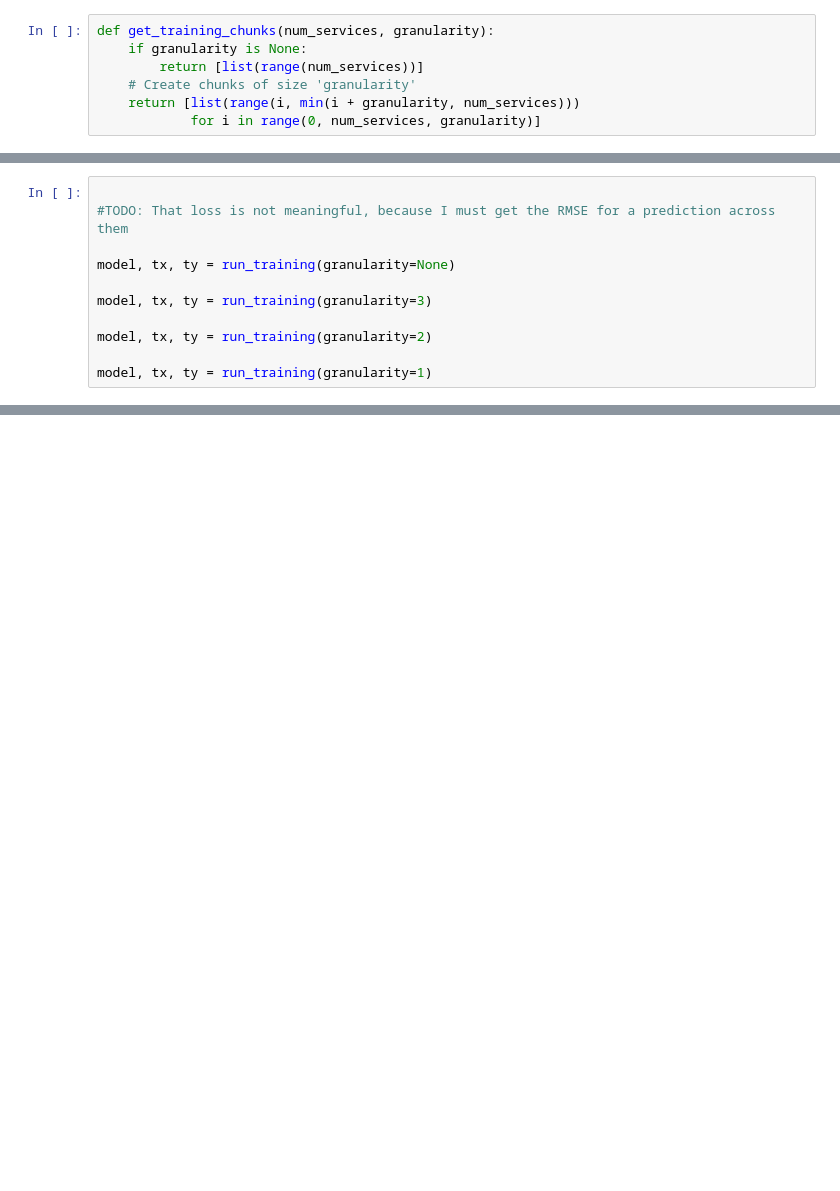
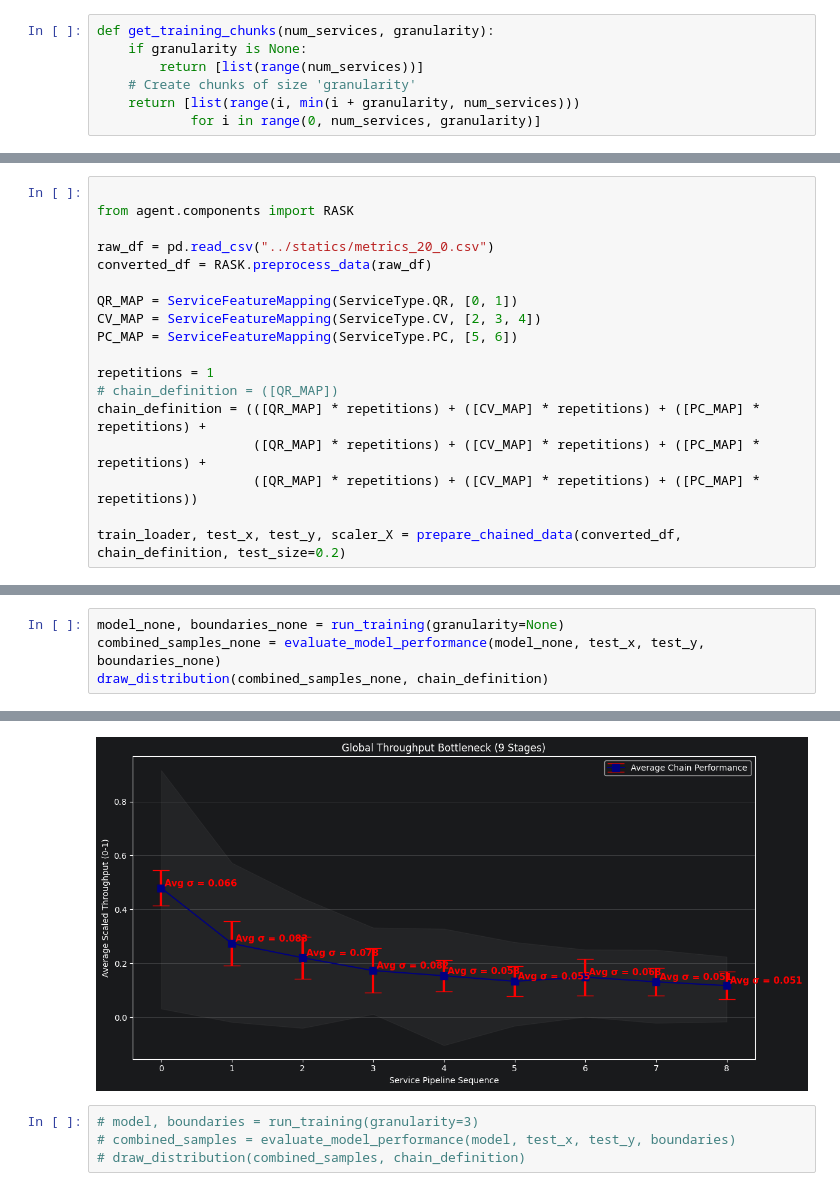
Before and after one commit to borissedlak/composable-autonomous-offerings, a Jupyter notebook: notebooks/create_deepGP_chunk_training.ipynb, the cells around one changed output, grey strips where cells are left out. Saved outputs shown, nothing was run; the diff lists cells and outputs as text; blank space fills up the shorter version.

```diff
--- a/notebooks/create_deepGP_chunk_training.ipynb
+++ b/notebooks/create_deepGP_chunk_training.ipynb
@@ -125,0 +58,18 @@ def run_training(granularity: Optional[int] = None):
+# %%
+
+from agent.components import RASK
+
+raw_df = pd.read_csv("../statics/metrics_20_0.csv")
+converted_df = RASK.preprocess_data(raw_df)
+
+QR_MAP = ServiceFeatureMapping(ServiceType.QR, [0, 1])
+CV_MAP = ServiceFeatureMapping(ServiceType.CV, [2, 3, 4])
+PC_MAP = ServiceFeatureMapping(ServiceType.PC, [5, 6])
+
+repetitions = 1
+# chain_definition = ([QR_MAP])
+chain_definition = (([QR_MAP] * repetitions) + ([CV_MAP] * repetitions) + ([PC_MAP] * repetitions) +
+                    ([QR_MAP] * repetitions) + ([CV_MAP] * repetitions) + ([PC_MAP] * repetitions) +
+                    ([QR_MAP] * repetitions) + ([CV_MAP] * repetitions) + ([PC_MAP] * repetitions))
+
+train_loader, test_x, test_y, scaler_X = prepare_chained_data(converted_df, chain_definition, test_size=0.2)
@@ -126,12 +239,5 @@ def run_training(granularity: Optional[int] = None):
 # %%
-
-#TODO: That loss is not meaningful, because I must get the RMSE for a prediction across them
-
-model, tx, ty = run_training(granularity=None)
-
-model, tx, ty = run_training(granularity=3)
-
-model, tx, ty = run_training(granularity=2)
-
-model, tx, ty = run_training(granularity=1)
+model_none, boundaries_none = run_training(granularity=None)
+combined_samples_none = evaluate_model_performance(model_none, test_x, test_y, boundaries_none)
+draw_distribution(combined_samples_none, chain_definition)
 # %% [output]
@@ -145,0 +261,5 @@ Final loss: 1.2676
+[figure, added]
+# %%
+# model, boundaries = run_training(granularity=3)
+# combined_samples = evaluate_model_performance(model, test_x, test_y, boundaries)
+# draw_distribution(combined_samples, chain_definition)
```
Also changed, not shown: parts of 8 cells of this notebook, 4 other files.
